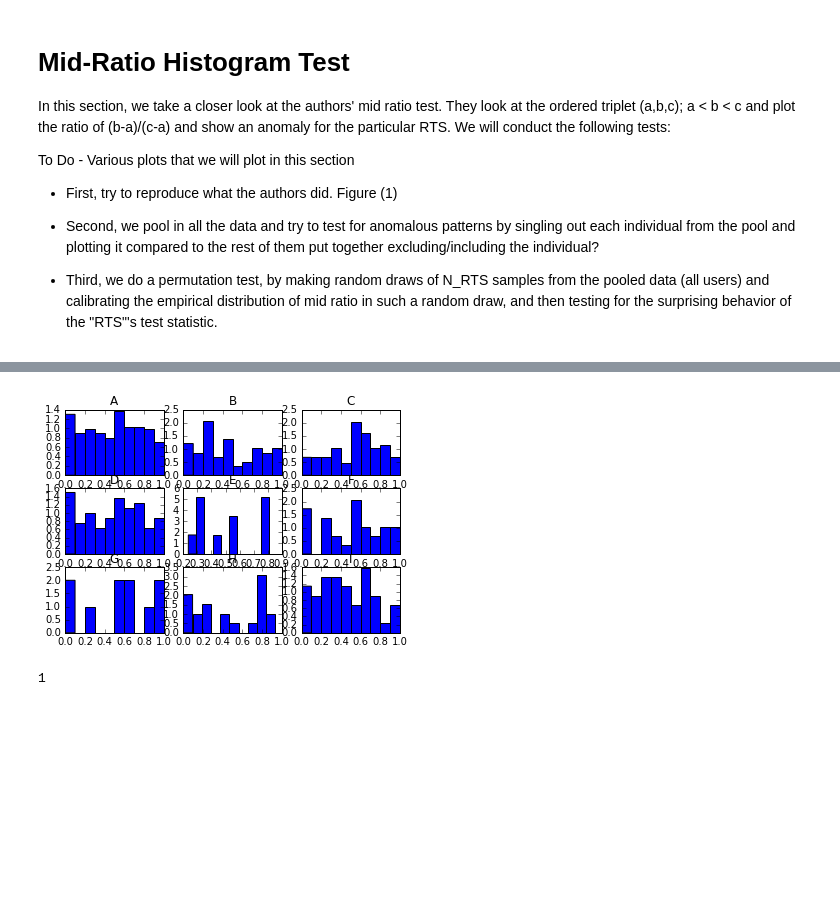
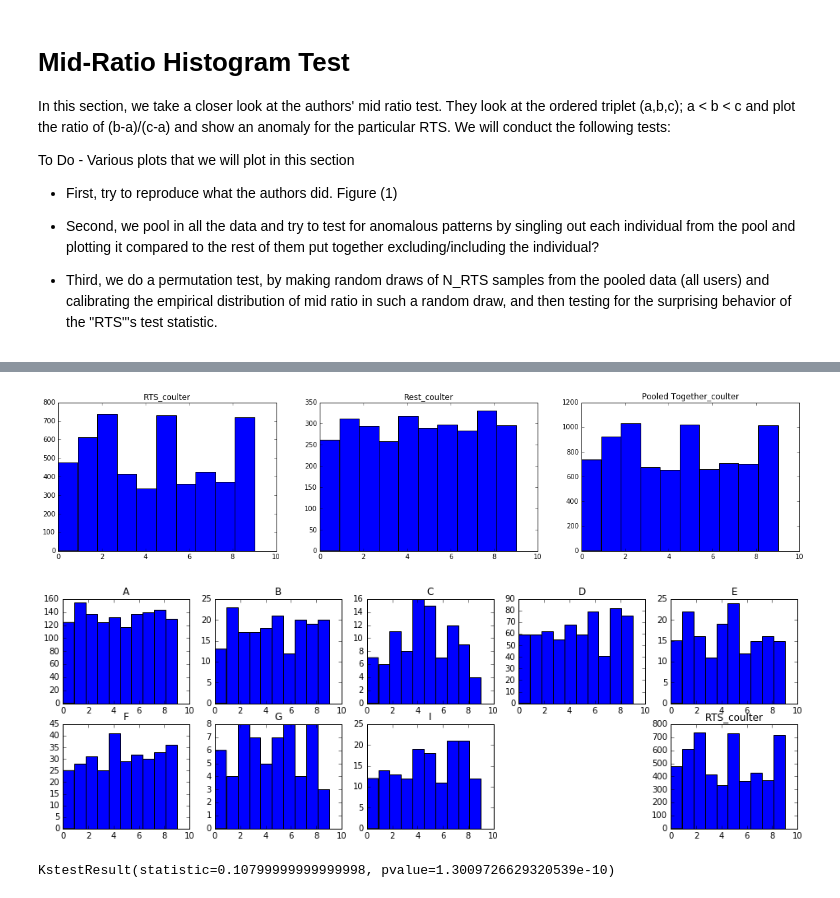
Before and after one commit to ianno/science_review, a Jupyter notebook: Raaz - Mid Ratio.ipynb, the cells around one changed output, grey strips where cells are left out. Cells and saved outputs as stored; diff of their text form; code cells hidden in the pictures; blank space fills up the shorter version.

```diff
--- a/Raaz - Mid Ratio.ipynb
+++ b/Raaz - Mid Ratio.ipynb
@@ -80 +161,12 @@ rest = process(rest_df)
+# %%
+rts_coulter_df = pd.read_excel("data/Bishayee Coulter Counts.10.20.97-7.16.01.xlsx", na_values = [' '], skiprows=[1,2], parse_cols = ("C:E"), header = 0)
+rts_coulter = rts_coulter_df.as_matrix()
+
+rest_coulter_df = pd.read_excel("data/Other Investigators in Lab.Coulter Counts.4.15.92-5.21.05.xlsx", na_values = [' '], header = 0, skiprows = [0],
+                         parse_cols = ("C:E,G"))
+rest_coulter = rest_coulter_df.as_matrix()[:,0:3]
+# We don't drop NANs for last digit
+# rest_coulter_with_label = rest_coulter_df.as_matrix() # Last column is the label of investigator
+# rest_coulter_no_nan = (rest_coulter_df.dropna(axis=0)).as_matrix()
+# In case we need later
 # %%
@@ -128,22 +181,40 @@ plt.show()
-# %%
-def my_fun(df):
-    a = df.values
-    a.sort(axis=1)
-    return a[:,0:3]
-
-rest_no_nan = rest_df.dropna(axis=0)
-df = rest_no_nan.groupby("62 experiments").apply(my_fun)
-names = df.index
-
-ratios = {}
-for j in range(df.shape[0]):
-    ratios[j]= calculate_ratio(df[j])
-    plt.subplot(3,3, j+1)
-    plot_np_hist(ratios[j], names[j])
-plt.show()
-# %% [output]
-[figure, removed]
-# %%
-5%4
-# %% [output]
-1
+# %%
+# In this section we plot the distribution of last digit for RTS, Rest and All of them pooled together
+# THIS IS NOT USEFUL HERE BECAUSE WE WANT TO DO THAT FOR COULTER DATASET AND COLONY DATASET
+def compute_last_digit(n_arr):
+    n_arr = n_arr.flatten()
+    return [int (n%10) for n in n_arr if not(np.isnan(n))]
+
+plt.figure(figsize=[20,4])
+plt.subplot(1,3,1)
+last_digit_rts_coulter = compute_last_digit(rts_coulter)
+plot_np_hist(last_digit_rts_coulter, 'RTS_coulter')
+plt.subplot(1,3,2)
+last_digit_rest_coulter = compute_last_digit(rest_coulter)
+plot_np_hist(last_digit_rest_coulter, 'Rest_coulter')
+plt.subplot(1,3,3)
+last_digit_pool_coulter = compute_last_digit(pool_coulter)
+plot_np_hist(last_digit_pool_coulter, 'Pooled Together_coulter')
+plt.show()
+# %% [output]
+[figure, added]
+# %%
+# Now, we decompose the rest group by the unnamed labmates, there are 9 other labmates. We plot last-digit histogram
+
+rest_coulter_grouped = rest_coulter_df.groupby("Investigator").apply(group_by_name)
+names_coulter = rest_coulter_grouped.index
+last_digit_coulter = {}
+chi_digit_coulter  = {}
+plt.figure(figsize = [16,5])
+for group in range(rest_coulter_grouped.shape[0]):
+    last_digit_coulter[group] = compute_last_digit(rest_coulter_grouped[group])
+    plt.subplot(2,5, group+1)
+    chi_digit_coulter[names_coulter[group]] = chisquare(last_digit_coulter[group])[1]
+    plot_np_hist(last_digit_coulter[group], names_coulter[group])
+plt.subplot(2,5,10)
+last_digit_rts_coulter = compute_last_digit(rts_coulter)
+chi_digit_rts = chisquare(last_digit_rts_coulter)[1]
+plot_np_hist(last_digit_rts_coulter, 'RTS_coulter', True)
+plt.show()
+# %% [output]
+[figure, added]
@@ -149,0 +230,4 @@ plt.show()
+# %%
+kstest(np.random.randint(0, 10, 1000), lambda x: (x+1)/10.)
+# %% [output]
+KstestResult(statistic=0.10799999999999998, pvalue=1.3009726629320539e-10)
```
Also changed, not shown: parts of 16 cells of this notebook, 3 other files.
